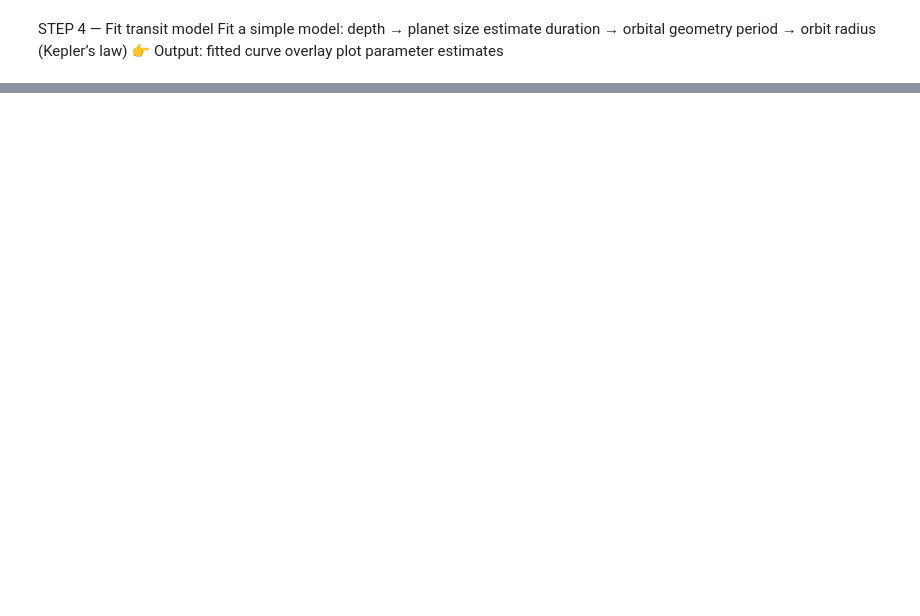
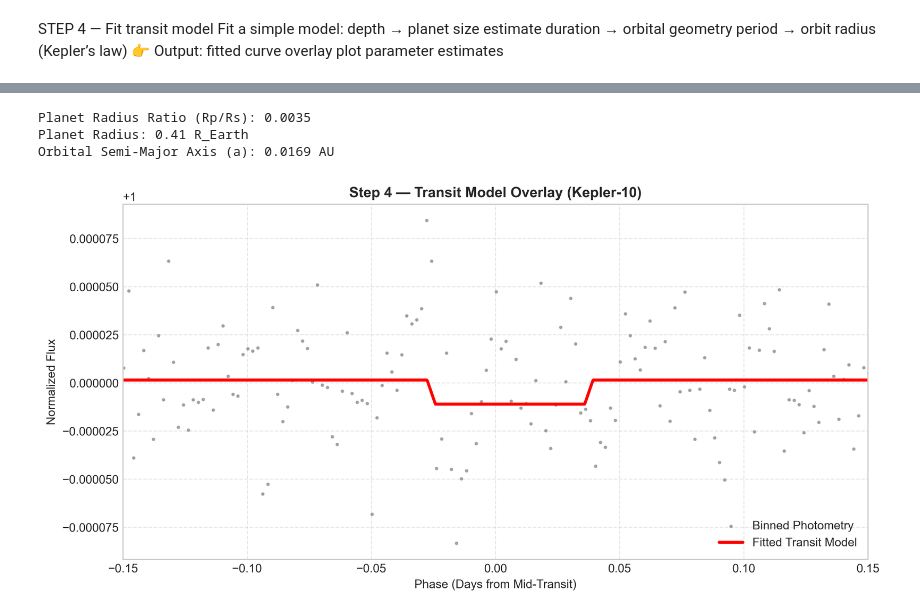
Before and after one commit to sophmainprize/exoplanet-transit-pipeline, a Jupyter notebook: notebooks/delete.ipynb, the cells around one changed output, grey strips where cells are left out. Cells and saved outputs as stored; diff of their text form; code cells hidden in the pictures; blank space fills up the shorter version.

```diff
--- a/notebooks/delete.ipynb
+++ b/notebooks/delete.ipynb
@@ -184,0 +57,60 @@ Figure saved successfully to: ../figures/04_fitted_transit_model.png
+# %%
+# Initial guess based on Step 3 periodogram outputs
+# Using float() handles both Astropy Quantity objects and plain floats safely
+init_depth = float(best_depth.value) if hasattr(best_depth, 'value') else float(best_depth)
+init_duration = float(best_duration.value) if hasattr(best_duration, 'value') else float(best_duration)
+
+# Updated Step 4 bounds permitting depths up to 500 ppm
+p0 = [0.00015, 0.075, 0.0, 1.0]
+bounds = ([1e-5, 0.01, -0.02, 0.999], [0.0005, 0.2, 0.02, 1.001])
+
+popt, pcov = curve_fit(
+    transit_model, phase_binned, flux_binned, p0=p0, bounds=bounds
+)
+fit_depth, fit_duration, fit_t0, fit_baseline = popt
+
+# Recalculate planet radius
+period_val = (
+    float(best_period.value)
+    if hasattr(best_period, "value")
+    else float(best_period)
+)
+rp_over_rs = np.sqrt(fit_depth)
+rp_earth = (rp_over_rs * R_star_solar * R_SUN_IN_KM) / R_EARTH_IN_KM
+# %%
+# Period -> Orbital Radius (Kepler's 3rd Law)
+p_seconds = period_val * 86400.0
+m_star_kg = M_star_solar * M_SUN_KG
+a_meters = (G * m_star_kg * (p_seconds**2) / (4 * np.pi**2))**(1/3)
+a_au = (a_meters / 1000.0) / AU_IN_KM
+
+# Print derived planetary metrics
+print(f"Planet Radius Ratio (Rp/Rs): {rp_over_rs:.4f}")
+print(f"Planet Radius: {rp_earth:.2f} R_Earth")
+print(f"Orbital Semi-Major Axis (a): {a_au:.4f} AU")
+# %% [output]
+Planet Radius Ratio (Rp/Rs): 0.0035
+Planet Radius: 0.41 R_Earth
+Orbital Semi-Major Axis (a): 0.0169 AU
+# %%
+# Generate continuous high-resolution model curve
+t_model = np.linspace(-0.25, 0.25, 2000)
+f_model = transit_model(t_model, *popt)
+
+fig, ax = plt.subplots(figsize=(10, 5), dpi=300)
+
+# Plot binned phase data and overlay model curve
+binned_lc.scatter(ax=ax, color='gray', alpha=0.6, s=15, label='Binned Photometry')
+ax.plot(t_model, f_model, color='red', linewidth=2.5, label='Fitted Transit Model')
+
+ax.set_xlim(-0.15, 0.15)
+ax.set_title("Step 4 — Transit Model Overlay (Kepler-10)", fontsize=12, fontweight='bold')
+ax.set_xlabel("Phase (Days from Mid-Transit)", fontsize=10)
+ax.set_ylabel("Normalized Flux", fontsize=10)
+ax.legend(loc='lower right')
+ax.grid(True, linestyle='--', alpha=0.5)
+
+plt.tight_layout()
+plt.show()
+# %% [output]
+[figure, added]
```
Also changed, not shown: parts of 10 cells of this notebook, 6 other files.
